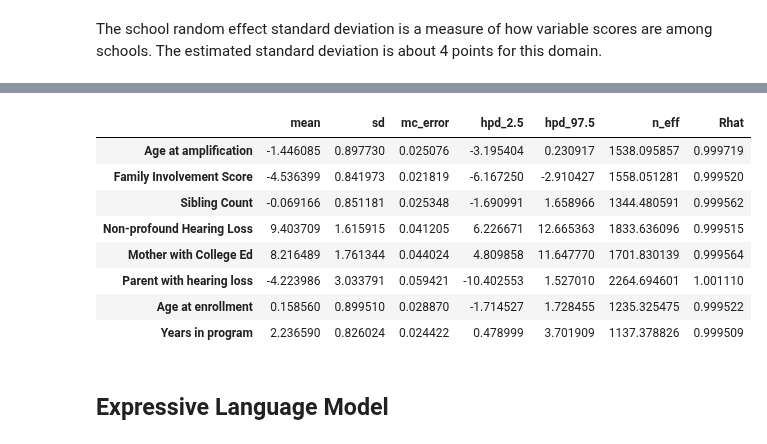
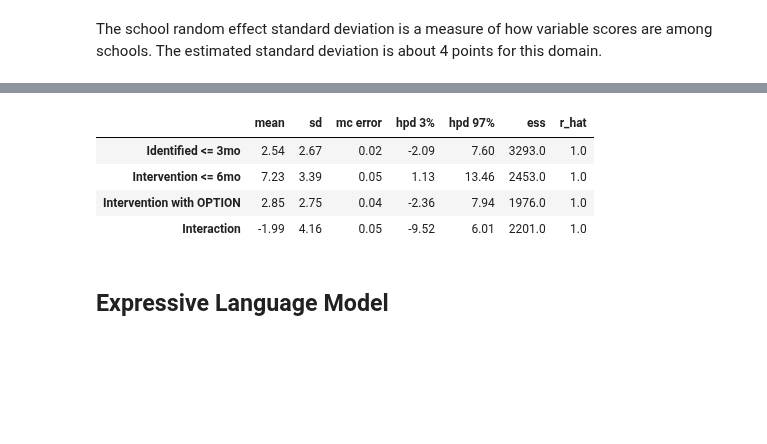
Before and after one commit to fonnesbeck/infant_hearing_intervention, a Jupyter notebook: notebooks/Covariate Model.ipynb, the cells around one changed output, grey strips where cells are left out. Drawn from its saved outputs; the diff is of its cells as text; code cells hidden in the pictures; blank space fills up the shorter version.

```diff
--- a/notebooks/Covariate Model.ipynb
+++ b/notebooks/Covariate Model.ipynb
@@ -119,0 +148,3 @@ analysis_subset = analysis_subset.dropna(subset=['race', 'age_years', 'age_test'
+# %%
+analysis_subset['ident_3mo'] = analysis_subset.identify_mo <=3
+analysis_subset['int_6mo'] = analysis_subset.age_int <= 6
@@ -284,2 +360,2 @@ receptive_language_dataset = analysis_subset[(analysis_subset.domain=='Receptive
 # %%
-receptive_language_4 = generate_model(receptive_language_dataset, 4)
+receptive_language_4 = generate_model_simple(receptive_language_dataset, 4)
@@ -286,6 +372,6 @@ receptive_language_4 = generate_model(receptive_language_dataset, 4)
 # %%
 iterations = 1000
-tuning = 4000
+tuning = 2000
 # %%
 from pymc3 import sample
 
@@ -305,10 +388,14 @@ The estimated number of effective samples is smaller than 200 for some parameter
 # %%
-labels = [#'Premature',
-          'Age at amplification',
+labels = ['Age at amplification',
           'Family Involvement Score',
-          'Sibling Count',
-          'Non-profound Hearing Loss',
           'Mother with College Ed',
-          'Parent with hearing loss',
-          'Age at enrollment',
-          'Years in program']
+          'Years in program',
+          'Identified <= 3mo',
+          'Intervention <= 6mo',
+          'Intervention with OPTION',
+          'Interaction']
+
+labels = ['Identified <= 3mo',
+          'Intervention <= 6mo',
+          'Intervention with OPTION',
+          'Interaction']
@@ -352,17 +435,11 @@ traceplot(rec_lang_4_trace, varnames=['σ_school']);
 # %%
-from pymc3 import summary
-
-summary(rec_lang_4_trace, varnames=['β']).set_index(pd.Index(labels))
+az.summary(rec_lang_4_trace, var_names=['β']).set_index(pd.Index(labels))
 # %% [output]
-|  | mean | sd | mc_error | hpd_2.5 | hpd_97.5 | n_eff | Rhat |
-| Age at amplification | -1.446085 | 0.897730 | 0.025076 | -3.195404 | 0.230917 | 1538.095857 | 0.999719 |
-| Family Involvement Score | -4.536399 | 0.841973 | 0.021819 | -6.167250 | -2.910427 | 1558.051281 | 0.999520 |
-| Sibling Count | -0.069166 | 0.851181 | 0.025348 | -1.690991 | 1.658966 | 1344.480591 | 0.999562 |
-| Non-profound Hearing Loss | 9.403709 | 1.615915 | 0.041205 | 6.226671 | 12.665363 | 1833.636096 | 0.999515 |
-| Mother with College Ed | 8.216489 | 1.761344 | 0.044024 | 4.809858 | 11.647770 | 1701.830139 | 0.999564 |
-| Parent with hearing loss | -4.223986 | 3.033791 | 0.059421 | -10.402553 | 1.527010 | 2264.694601 | 1.001110 |
-| Age at enrollment | 0.158560 | 0.899510 | 0.028870 | -1.714527 | 1.728455 | 1235.325475 | 0.999522 |
-| Years in program | 2.236590 | 0.826024 | 0.024422 | 0.478999 | 3.701909 | 1137.378826 | 0.999509 |
+|  | mean | sd | mc error | hpd 3% | hpd 97% | ess | r_hat |
+| Identified <= 3mo | 2.54 | 2.67 | 0.02 | -2.09 | 7.60 | 3293.0 | 1.0 |
+| Intervention <= 6mo | 7.23 | 3.39 | 0.05 | 1.13 | 13.46 | 2453.0 | 1.0 |
+| Intervention with OPTION | 2.85 | 2.75 | 0.04 | -2.36 | 7.94 | 1976.0 | 1.0 |
+| Interaction | -1.99 | 4.16 | 0.05 | -9.52 | 6.01 | 2201.0 | 1.0 |
 # %% [markdown]
 ## Expressive Language Model
 # %%
```
Also changed, not shown: parts of 53 cells of this notebook, 6 other files.
